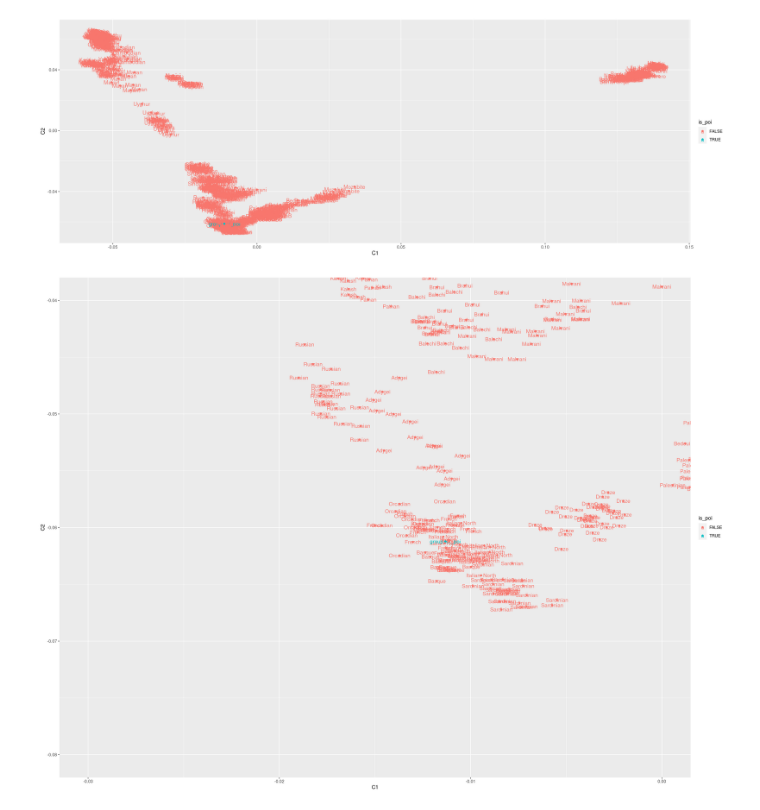
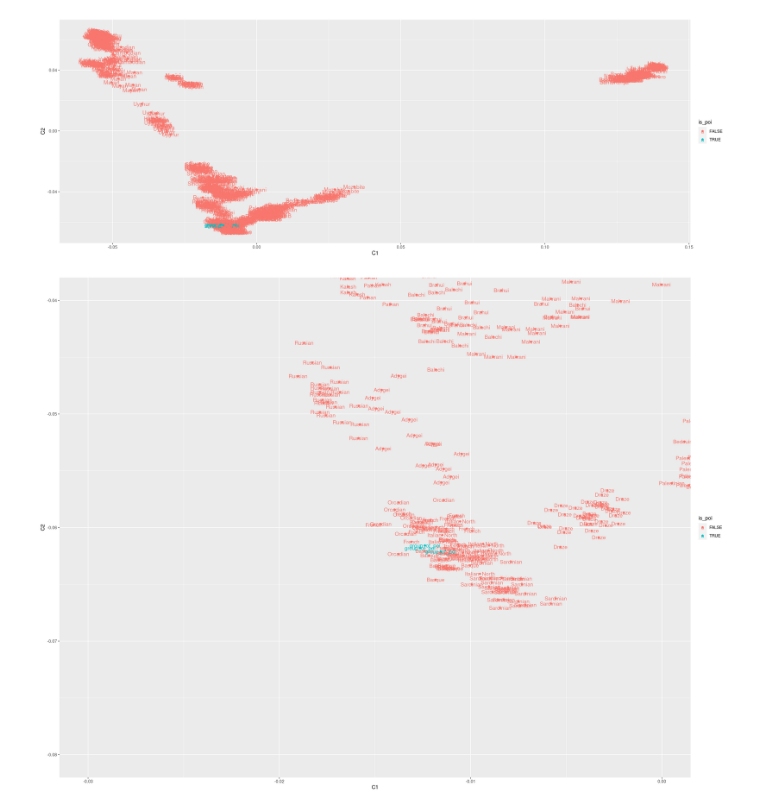
Before and after one commit to nevrome/paagen, a Jupyter notebook: playground/test_workflow.ipynb, the cells around one changed output. Saved outputs shown, nothing was run; the diff lists cells and outputs as text; code cells hidden in the pictures.

```diff
--- a/playground/test_workflow.ipynb
+++ b/playground/test_workflow.ipynb
@@ -203,14 +203,14 @@ geom_point(aes(x = C1, y = C2, color = is_poi))
 # %%
 library(ggplot2)
 options(repr.plot.width = 20, repr.plot.height = 15, repr.plot.res = 200)
 
 mds %>%
 dplyr::mutate(
-    is_poi = IID == "poi"
+    is_poi = FID == "group_of_poi"
 ) %>%
 ggplot() +
 geom_text(aes(x = C1, y = C2, color = is_poi, label = FID)) +
 geom_point(aes(x = C1, y = C2, color = is_poi)) +
 coord_cartesian(xlim = c(-0.03, 0), ylim=c(-0.08,-0.04))
 # %% [output]
-[figure, old version]
+[figure, new version]
```
Also changed, not shown: parts of 4 cells of this notebook.
